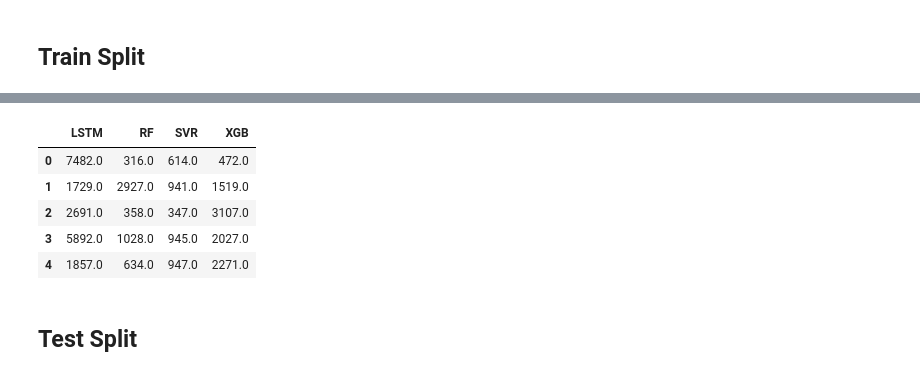
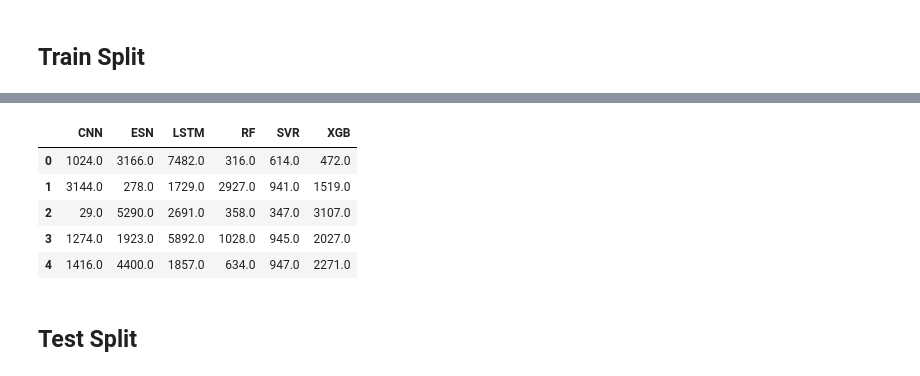
Before and after one commit to eduardoalba0/ifpr_electricity_ml, a Jupyter notebook: Results - Palmas 12m.ipynb, the cells around one changed output, grey strips where cells are left out. Drawn from its saved outputs; the diff is of its cells as text; code cells hidden in the pictures.

```diff
--- a/Results - Palmas 12m.ipynb
+++ b/Results - Palmas 12m.ipynb
@@ -101,7 +109,6 @@ for model in ["LSTM", "RF", "SVR", "XGB"]:
 # Prediction
 ## Model Instantiation
 # %%
-
 #LSTM
 tf.keras.backend.clear_session()
 lstm = Sequential([
@@ -135,6 +142,28 @@ xgb = XGBRegressor(random_state=SEED,
                    reg_lambda=best["XGB"]["Lambda"],
                    reg_alpha=best["XGB"]["Alpha"],
                    updater=updater)
+
+#CNN
+tf.keras.backend.clear_session()
+cnn = Sequential([
+    Input((x.shape[1], 1)),
+    Conv1D(filters=58,
+           kernel_size=2),
+    MaxPooling1D(pool_size=2),
+    Flatten(),
+    Dense(442),
+    Dense(1),
+])
+cnn.compile(loss='mse')
+
+#ESN
+esn = ESN(n_inputs=x.shape[1],
+          n_outputs=1,
+          n_reservoir=464,
+          sparsity=0.1,
+          spectral_radius=2.0,
+          noise=0.0001,
+          random_state=SEED)
 # %% [markdown]
 ## Train Split
 # %%
@@ -143,11 +172,15 @@ N_SPLITS = 5
 H = 12
 i = 1
 
+preds_cnn = []
+preds_esn = []
 preds_lstm = []
 preds_rf = []
 preds_svr = []
 preds_xgb = []
 
+scores_cnn = []
+scores_esn = []
 scores_lstm = []
 scores_rf = []
 scores_svr = []
@@ -159,22 +192,32 @@ for i_train, i_test in TimeSeriesSplit(n_splits=N_SPLITS, test_size=1).split(x_t
     kx_train, kx_test = x_train.iloc[i_train].to_numpy(), x_train.iloc[i_test].to_numpy()
     ky_train, ky_test = y_train.iloc[i_train].to_numpy(), y_train.iloc[i_test].to_numpy()
 
+    cnn.fit(kx_train, ky_train, shuffle=False, verbose=False, epochs=198)
+    tf.keras.backend.clear_session()
+    esn.fit(kx_train, ky_train)
+    tf.keras.backend.clear_session()
     lstm.fit(kx_train, ky_train, shuffle=False, verbose=False, epochs=best["LSTM"]["Epochs"],
              batch_size=best["LSTM"]["Batch Size"])
     rf.fit(kx_train, ky_train)
     svr.fit(kx_train, ky_train)
     xgb.fit(kx_train, ky_train)
 
+    pred_cnn = int(cnn.predict(kx_test)[0][0])
+    pred_esn = int(esn.predict(kx_test)[0])
     pred_lstm = int(lstm.predict(kx_test)[0][0])
     pred_rf = int(rf.predict(kx_test)[0])
     pred_svr = int(svr.predict(kx_test)[0])
     pred_xgb = int(xgb.predict(kx_test)[0])
 
+    preds_cnn.append(pred_cnn)
+    preds_esn.append(pred_esn)
     preds_lstm.append(pred_lstm)
     preds_rf.append(pred_rf)
     preds_svr.append(pred_svr)
     preds_xgb.append(pred_xgb)
 
+    scores_cnn.append(mean_absolute_error(ky_test, [pred_cnn]))
+    scores_esn.append(mean_absolute_error(ky_test, [pred_esn]))
     scores_lstm.append(mean_absolute_error(ky_test, [pred_lstm]))
     scores_rf.append(mean_absolute_error(ky_test, [pred_rf]))
     scores_svr.append(mean_absolute_error(ky_test, [pred_svr]))
@@ -182,6 +225,7 @@ for i_train, i_test in TimeSeriesSplit(n_splits=N_SPLITS, test_size=1).split(x_t
 
     i = i + 1
 
+cnn.fit(x_train.to_numpy(), y_train.to_numpy(), shuffle=False, verbose=False, epochs=198)
 lstm.fit(x_train.to_numpy(), y_train.to_numpy(), shuffle=False, verbose=False, epochs=best["LSTM"]["Epochs"],
          batch_size=best["LSTM"]["Batch Size"])
 rf.fit(x_train.to_numpy(), y_train.to_numpy())
@@ -189,6 +233,8 @@ svr.fit(x_train.to_numpy(), y_train.to_numpy())
 xgb.fit(x_train.to_numpy(), y_train.to_numpy())
 
 df = pd.DataFrame({
+    "CNN": pd.Series(scores_cnn),
+    "ESN": pd.Series(scores_esn),
     "LSTM": pd.Series(scores_lstm),
     "RF": pd.Series(scores_rf),
     "SVR": pd.Series(scores_svr),
@@ -205,9 +256,9 @@ display(df)
-|  | LSTM | RF | SVR | XGB |
-| 0 | 7482.0 | 316.0 | 614.0 | 472.0 |
-| 1 | 1729.0 | 2927.0 | 941.0 | 1519.0 |
-| 2 | 2691.0 | 358.0 | 347.0 | 3107.0 |
-| 3 | 5892.0 | 1028.0 | 945.0 | 2027.0 |
-| 4 | 1857.0 | 634.0 | 947.0 | 2271.0 |
+|  | CNN | ESN | LSTM | RF | SVR | XGB |
+| 0 | 1024.0 | 3166.0 | 7482.0 | 316.0 | 614.0 | 472.0 |
+| 1 | 3144.0 | 278.0 | 1729.0 | 2927.0 | 941.0 | 1519.0 |
+| 2 | 29.0 | 5290.0 | 2691.0 | 358.0 | 347.0 | 3107.0 |
+| 3 | 1274.0 | 1923.0 | 5892.0 | 1028.0 | 945.0 | 2027.0 |
+| 4 | 1416.0 | 4400.0 | 1857.0 | 634.0 | 947.0 | 2271.0 |
 # %% [markdown]
 ## Test Split
 # %%
```
Also changed, not shown: parts of 5 cells of this notebook, 21 other files.
